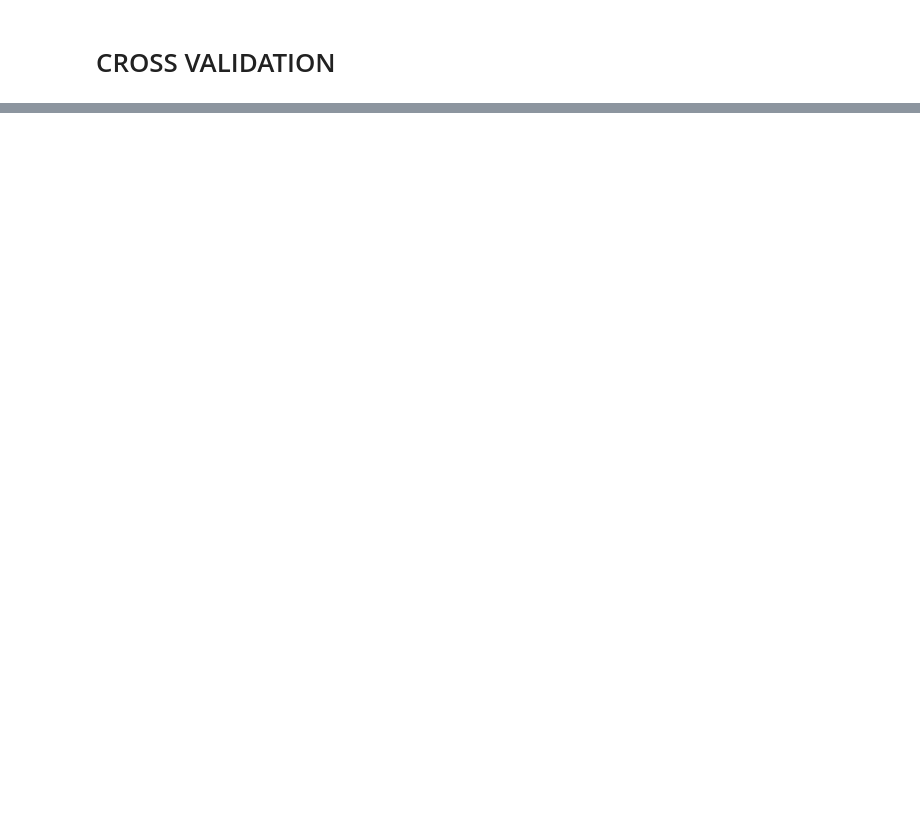
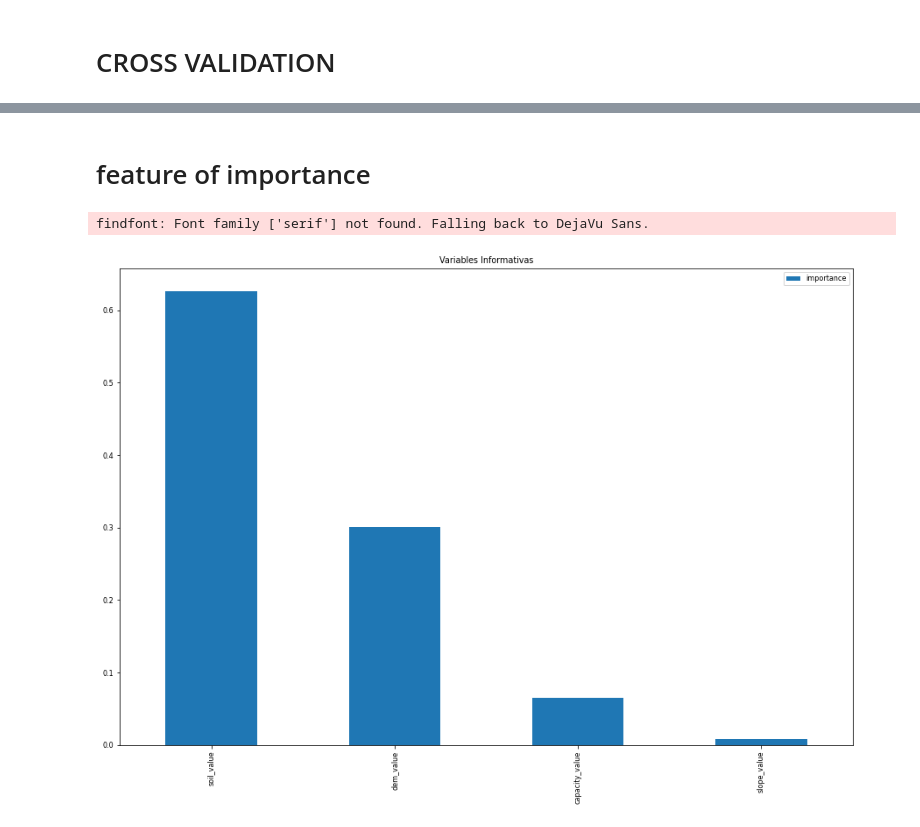
Before and after one commit to JoseZevallosR/PISCO_Peligro, a Jupyter notebook: code/Random Forest for hazard maps.ipynb, the cells around one changed output, grey strips where cells are left out. Drawn from its saved outputs; the diff is of its cells as text; code cells hidden in the pictures; blank space fills up the shorter version.

```diff
--- a/code/Random Forest for hazard maps.ipynb
+++ b/code/Random Forest for hazard maps.ipynb
@@ -188,7 +215,7 @@ rdf = RandomForestClassifier(bootstrap=True, criterion='gini',
             max_depth=10, max_features='auto', max_leaf_nodes=None,
             min_impurity_decrease=0.0, min_impurity_split=None,
             min_samples_leaf=4, min_samples_split=5,
-            min_weight_fraction_leaf=0.0, n_estimators=350, n_jobs=-1,
+            min_weight_fraction_leaf=0.0, n_estimators=300, n_jobs=-1,
             oob_score=False,
             random_state=random_state,
             verbose=0, warm_start=False)
@@ -231,0 +313,10 @@ weighted avg       0.97      0.97      0.97     25568
+# %% [markdown]
+# feature of importance
+# %%
+feature_imporanteces=pd.DataFrame(rdf.feature_importances_,index=covariable.columns,columns=['importance']).sort_values('importance',ascending=False)
+feature_imporanteces.plot.bar(figsize=(15,10))
+plt.title('Variables Informativas')
+plt.show()
+# %% [output]
+findfont: Font family ['serif'] not found. Falling back to DejaVu Sans.
+[figure, added]
```
Also changed, not shown: parts of 12 cells of this notebook, 1 other file.
